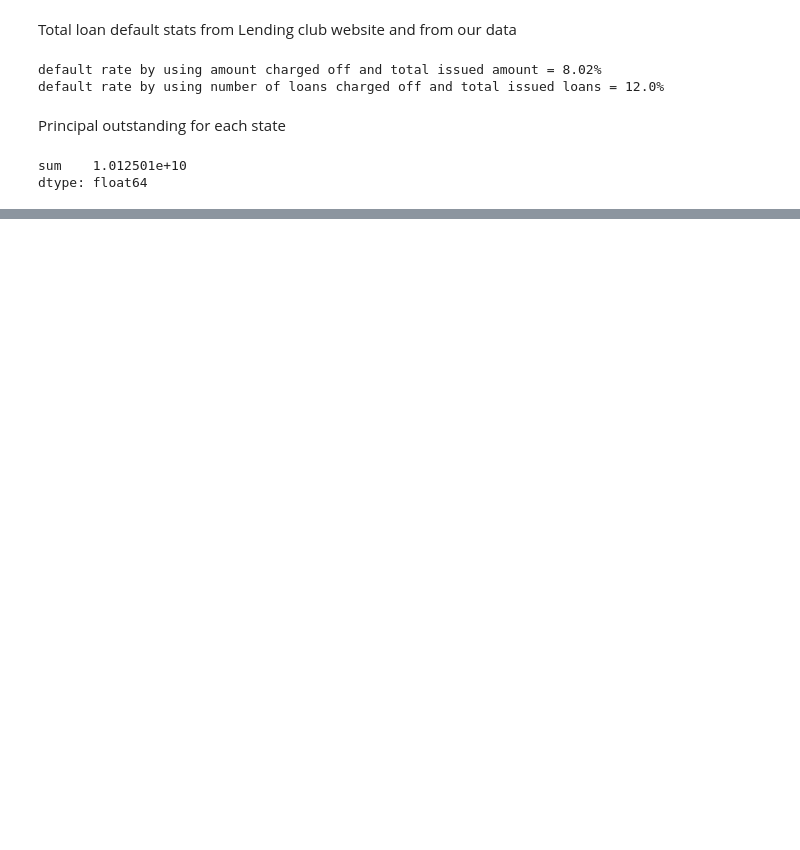
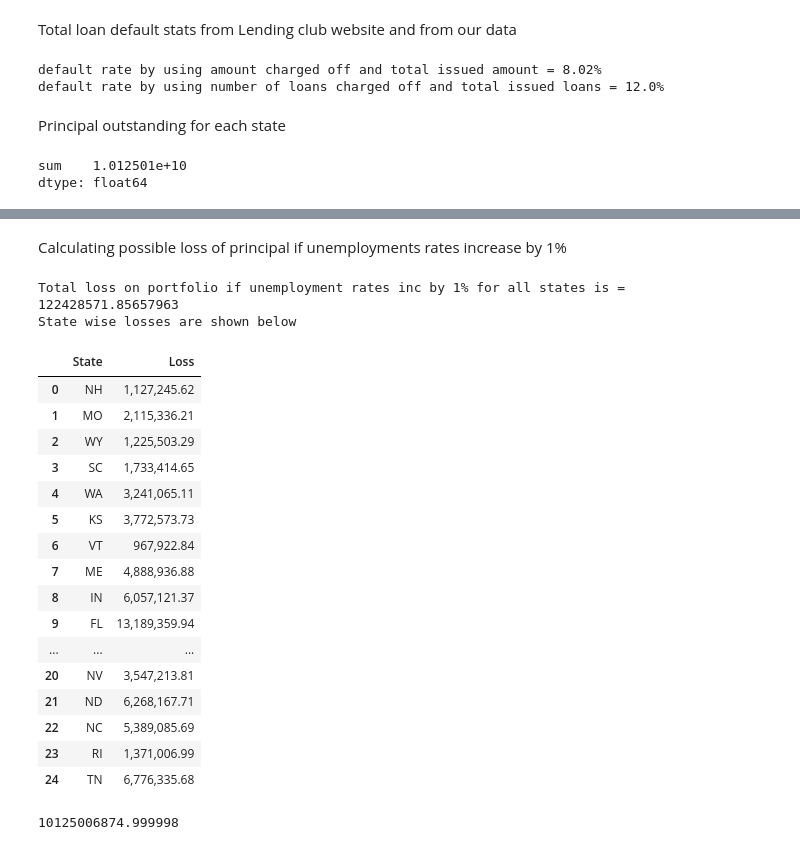
Before and after one commit to 180492sunney/risk_project, a Jupyter notebook: Risk_Project.ipynb, the cells around one changed output, grey strips where cells are left out. Saved outputs shown, nothing was run; the diff lists cells and outputs as text; code cells hidden in the pictures; blank space fills up the shorter version.

```diff
--- a/Risk_Project.ipynb
+++ b/Risk_Project.ipynb
@@ -332,0 +372,37 @@ unemp_data
+# %% [markdown]
+Calculating possible loss of principal if unemployments rates increase by 1%
+# %%
+unemp_sens=[]
+for i in range(0,states_with_significant_stat.shape[0]):
+    shock = 0.01*states_with_significant_stat.iloc[i,1]*1*exp_by_state.loc[states_with_significant_stat.iloc[i,0],'princ_outstanding'][0]
+    unemp_sens.append([states_with_significant_stat.iloc[i,0],shock])
+unemp_sens = pd.DataFrame(unemp_sens,columns=['State','Loss'])
+total_loss = unemp_sens['Loss'].sum()
+print('Total loss on portfolio if unemployment rates inc by 1% for all states is = ' + str(unemp_sens['Loss'].sum()))
+print('State wise losses are shown below')
+unemp_sens['Loss'] = unemp_sens['Loss'].map('{:,.2f}'.format)
+unemp_sens
+# %% [output]
+Total loss on portfolio if unemployment rates inc by 1% for all states is = 122428571.85657963
+State wise losses are shown below
+|  | State | Loss |
+| 0 | NH | 1,127,245.62 |
+| 1 | MO | 2,115,336.21 |
+| 2 | WY | 1,225,503.29 |
+| 3 | SC | 1,733,414.65 |
+| 4 | WA | 3,241,065.11 |
+| 5 | KS | 3,772,573.73 |
+| 6 | VT | 967,922.84 |
+| 7 | ME | 4,888,936.88 |
+| 8 | IN | 6,057,121.37 |
+| 9 | FL | 13,189,359.94 |
+| ... | ... | ... |
+| 20 | NV | 3,547,213.81 |
+| 21 | ND | 6,268,167.71 |
+| 22 | NC | 5,389,085.69 |
+| 23 | RI | 1,371,006.99 |
+| 24 | TN | 6,776,335.68 |
+# %%
+exp_by_state['princ_outstanding'].sum()[0]
+# %% [output]
+10125006874.999998
```
Also changed, not shown: parts of 18 cells of this notebook.
